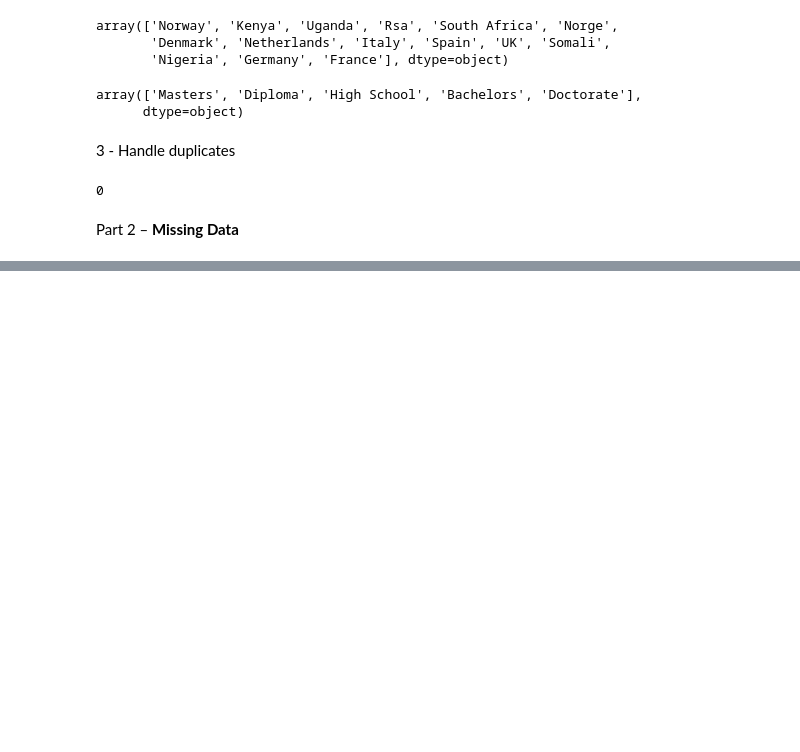
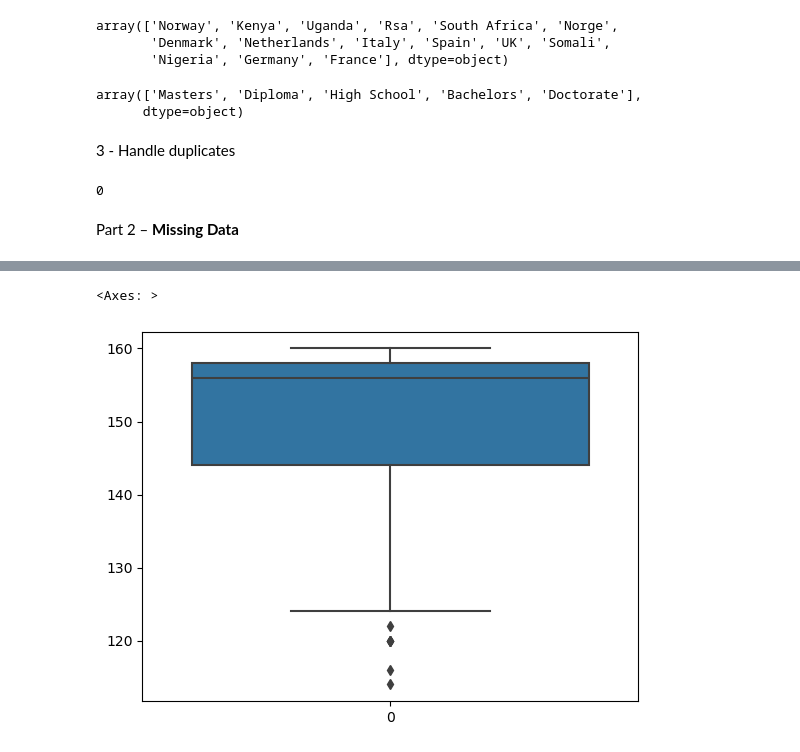
Before and after one commit to DoaaHazem/Data_Cleaning, a Jupyter notebook: Data_Preprocessing.ipynb, the cells around one changed output, grey strips where cells are left out. Cells and saved outputs as stored; diff of their text form; code cells hidden in the pictures; blank space fills up the shorter version.

```diff
--- a/Data_Preprocessing.ipynb
+++ b/Data_Preprocessing.ipynb
@@ -93,0 +193,5 @@ Part 2 – **Missing Data**
+# %%
+sns.boxplot(df['studyHOURS'])
+# %% [output]
+<Axes: >
+[figure, added]
```
Also changed, not shown: parts of 27 cells of this notebook.
